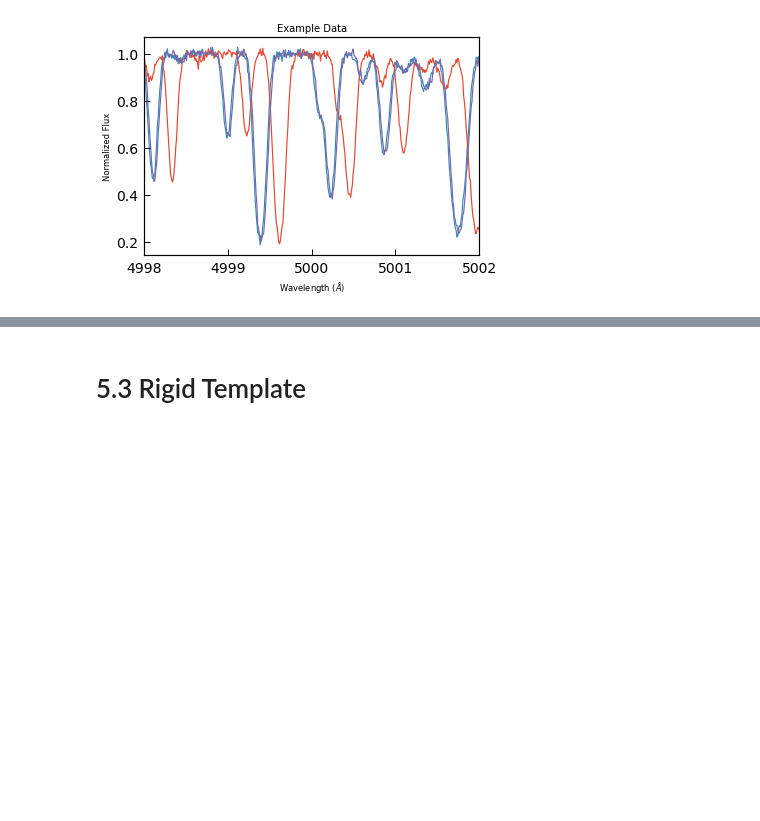
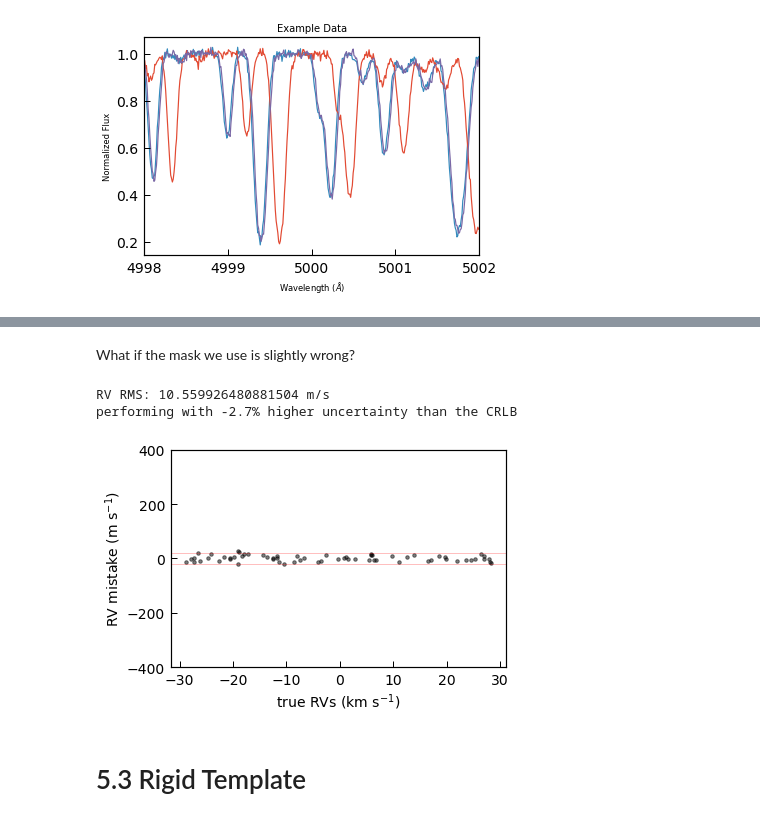
Before and after one commit to davidwhogg/EPRV, a Jupyter notebook: notebook/realistic.ipynb, the cells around one changed output, grey strips where cells are left out. Drawn from its saved outputs; the diff is of its cells as text; code cells hidden in the pictures; blank space fills up the shorter version.

Commit message:
more tests, better plots

```diff
--- a/notebook/realistic.ipynb
+++ b/notebook/realistic.ipynb
@@ -92,11 +91,11 @@ RV RMS: 10.849623263013251 m/s
 So the binary mask can saturate the CRLB! Note that this is true if & only if none of the selected lines come on & off the observed wavelength grid throughout the year. If we adjust the test case to have less padding at the edges, e.g. trim `xs` down by 0.5 A at either end, then we will get correlated noise in the RV residuals due to the highly asymmetric CCFs.
 # %%
 mask = (xs >= 4998.) & (xs < 5002.)
-xs = xs[mask]
-data = data[:,mask]
-ivars = ivars[:,mask]
+xs_cut = xs[mask]
+data_cut = data[:,mask]
+ivars_cut = ivars[:,mask]
 for n in range(0,N,30):
-    plt.plot(xs, data[n])
+    plt.plot(xs_cut, data_cut[n])
 plt.xlim([4998.,5002.])
 plt.title('Example Data')
 plt.xlabel(r'Wavelength ($\AA$)')
@@ -126,3 +125,30 @@ RV RMS: 143.77811836500055 m/s
+# %% [markdown]
+What if the mask we use is slightly wrong?
+# %%
+mask_data = utils.load_mask(4998., 5002.)
+(mask_ws, mask_ms, mask_hws) = mask_data # unpack
+mask_hws *= np.random.normal(1.0, 0.5, len(mask_hws))
+mask_data = (mask_ws, mask_ms, mask_hws)
+# %%
+rvs_0 = utils.solve_for_rvs('binary_mask', guess_rvs,
+                            xs, data, ivars, dx,
+                            mask_data=mask_data,
+                            grid_hw=1.5e4, max_method='gaussian')
+# %%
+resid = rvs_0 - true_rvs
+resid -= np.median(resid) # we don't care about absolute RV
+plt.plot(true_rvs*1.e-3, resid, "k.", alpha=0.5)
+plt.axhline(2. * crlb, color="r", lw=0.5, alpha=0.5)
+plt.axhline(-2. * crlb, color="r", lw=0.5, alpha=0.5)
+plt.ylim([-400.,400.])
+plt.xlabel(r"true RVs (km s$^{-1}$)", fontsize=14)
+plt.ylabel(r"RV mistake (m s$^{-1}$)", fontsize=14)
+print("RV RMS:", np.std(resid), "m/s")
+print("performing with {0:.1f}% higher uncertainty than the CRLB".format((np.std(resid) - crlb)/crlb * 1.e2))
+# %% [output]
+RV RMS: 10.559926480881504 m/s
+performing with -2.7% higher uncertainty than the CRLB
+[figure, added]
 # %% [markdown]
 # 5.3 Rigid Template
 # %% [markdown]
```
Also changed, not shown: parts of 6 cells of this notebook, 2 other files.
